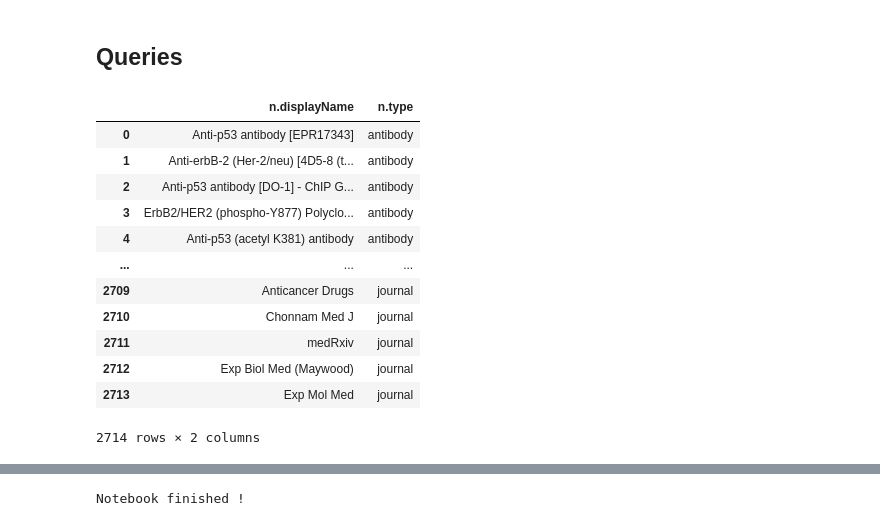
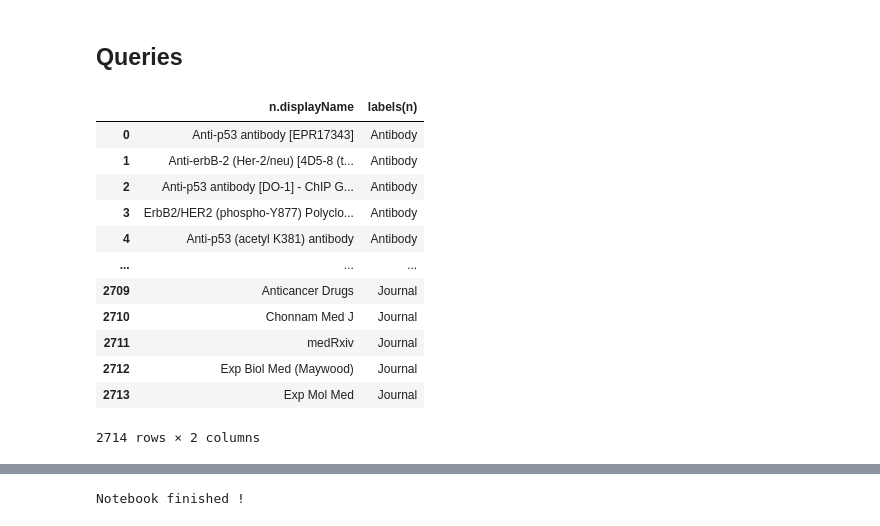
Before and after one commit to turing-db/turingdb-examples, a Jupyter notebook: examples/notebooks/public_version/CiteAb_antibody_data.ipynb, the cells around one changed output, grey strips where cells are left out. Drawn from its saved outputs; the diff is of its cells as text; code cells hidden in the pictures.

```diff
--- a/examples/notebooks/public_version/CiteAb_antibody_data.ipynb
+++ b/examples/notebooks/public_version/CiteAb_antibody_data.ipynb
@@ -1055,27 +1051,27 @@ label: Target
 # %%
 %%time
 
 # Match all nodes and return them
 command = """
 MATCH (n)
-RETURN n.displayName, n.type
+RETURN n.displayName, labels(n)
 """
 df_all_nodes = client.query(command)
 if df_all_nodes.empty:
     print("No result found")
 else:
     display(df_all_nodes)
 # %% [output]
-|  | n.displayName | n.type |
-| 0 | Anti-p53 antibody [EPR17343] | antibody |
-| 1 | Anti-erbB-2 (Her-2/neu) [4D5-8 (t... | antibody |
-| 2 | Anti-p53 antibody [DO-1] - ChIP G... | antibody |
-| 3 | ErbB2/HER2 (phospho-Y877) Polyclo... | antibody |
-| 4 | Anti-p53 (acetyl K381) antibody | antibody |
+|  | n.displayName | labels(n) |
+| 0 | Anti-p53 antibody [EPR17343] | Antibody |
+| 1 | Anti-erbB-2 (Her-2/neu) [4D5-8 (t... | Antibody |
+| 2 | Anti-p53 antibody [DO-1] - ChIP G... | Antibody |
+| 3 | ErbB2/HER2 (phospho-Y877) Polyclo... | Antibody |
+| 4 | Anti-p53 (acetyl K381) antibody | Antibody |
 | ... | ... | ... |
-| 2709 | Anticancer Drugs | journal |
-| 2710 | Chonnam Med J | journal |
-| 2711 | medRxiv | journal |
-| 2712 | Exp Biol Med (Maywood) | journal |
-| 2713 | Exp Mol Med | journal |
+| 2709 | Anticancer Drugs | Journal |
+| 2710 | Chonnam Med J | Journal |
+| 2711 | medRxiv | Journal |
+| 2712 | Exp Biol Med (Maywood) | Journal |
+| 2713 | Exp Mol Med | Journal |
 2714 rows × 2 columns
```
Also changed, not shown: parts of 33 cells of this notebook, 11 other files.
